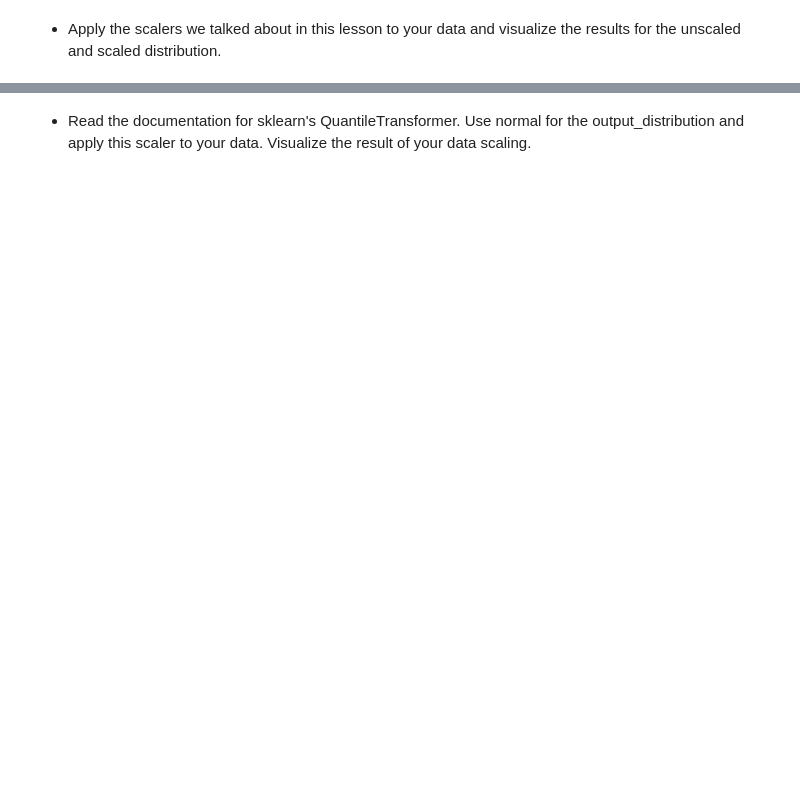
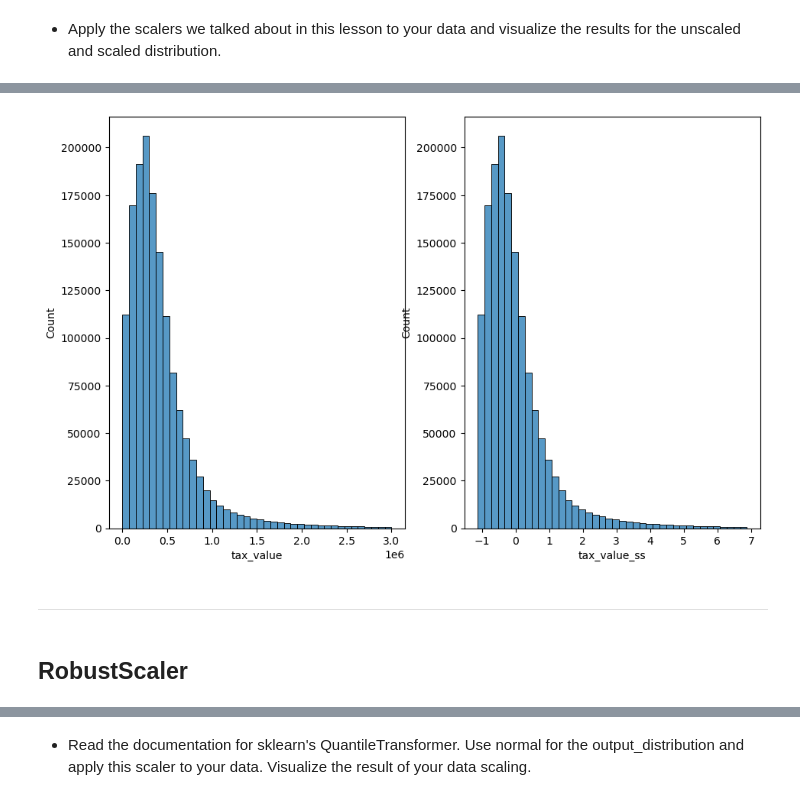
Before and after one commit to Marc-Aradillas/regression-exercises, a Jupyter notebook: scaling.ipynb, the cells around one changed output, grey strips where cells are left out. Saved outputs shown, nothing was run; the diff lists cells and outputs as text; code cells hidden in the pictures; blank space fills up the shorter version.

```diff
--- a/scaling.ipynb
+++ b/scaling.ipynb
@@ -33,0 +109,8 @@ df.head()
+# %%
+compare_data('tax_value_ss')
+# %% [output]
+[figure, added]
+# %% [markdown]
+__________________________________________________________________________________
+# %% [markdown]
+## RobustScaler
```
Also changed, not shown: parts of 27 cells of this notebook, 2 other files.
